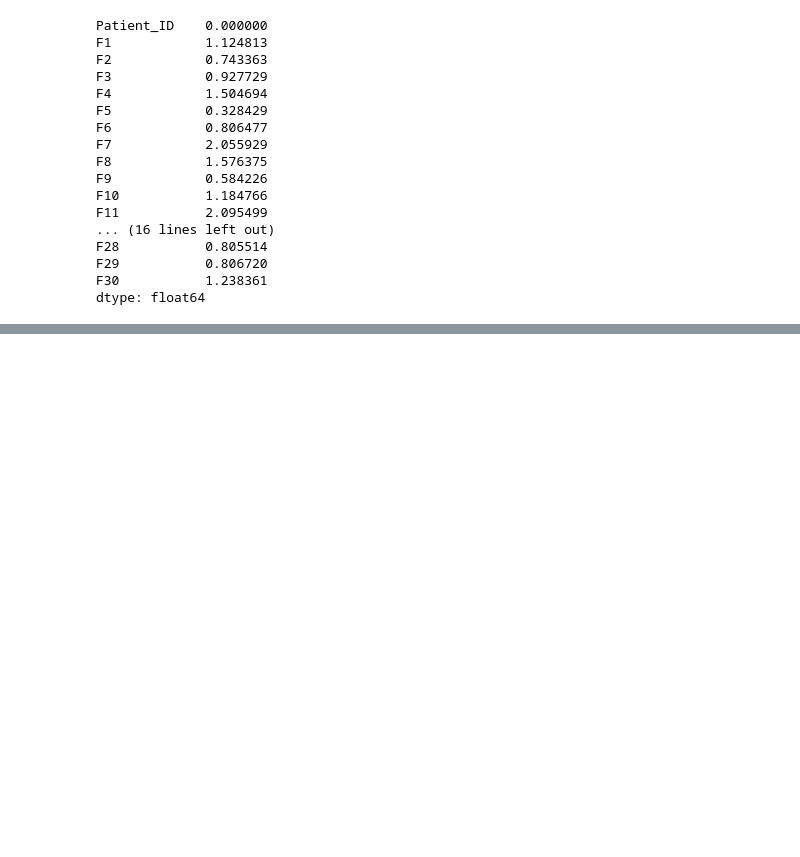
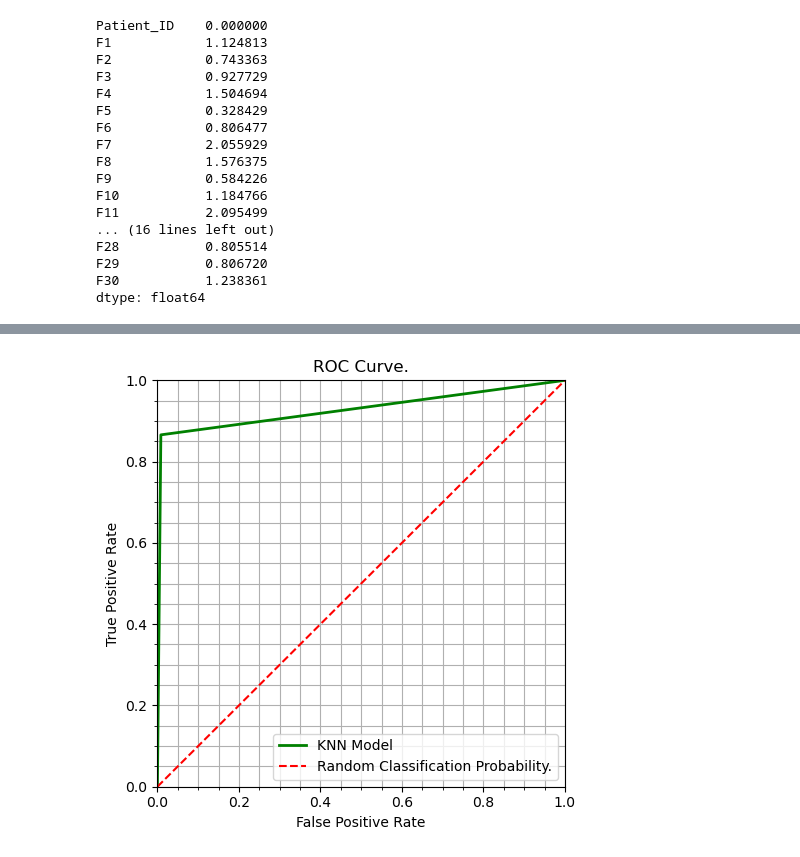
Before and after one commit to AdityaSreevatsaK/DS-ML-Playground, a Jupyter notebook: c. Jupyter Notebooks/Skin Analysis.ipynb, the cells around one changed output, grey strips where cells are left out. Drawn from its saved outputs; the diff is of its cells as text; code cells hidden in the pictures; blank space fills up the shorter version.

```diff
--- a/c. Jupyter Notebooks/Skin Analysis.ipynb
+++ b/c. Jupyter Notebooks/Skin Analysis.ipynb
@@ -121,0 +195,17 @@ plt.show()
+# %%
+fpr, tpr, _ = roc_curve(y_test, y_test_pred)
+plt.figure(figsize=(5, 5))
+plt.plot(fpr, tpr, color='green', label="KNN Model", linewidth=2)
+plt.plot([0, 1], [0, 1], color='red', linestyle='--', linewidth=1.5, label='Random Classification Probability.')
+plt.xlim([0.0, 1.0])
+plt.ylim([0.0, 1.0])
+plt.xlabel("False Positive Rate")
+plt.ylabel("True Positive Rate")
+plt.minorticks_on()
+plt.grid(which='both')
+plt.title("ROC Curve.")
+plt.legend()
+plt.tight_layout()
+plt.show()
+# %% [output]
+[figure, added]
```
Also changed, not shown: parts of 18 cells of this notebook, 2 other files.
